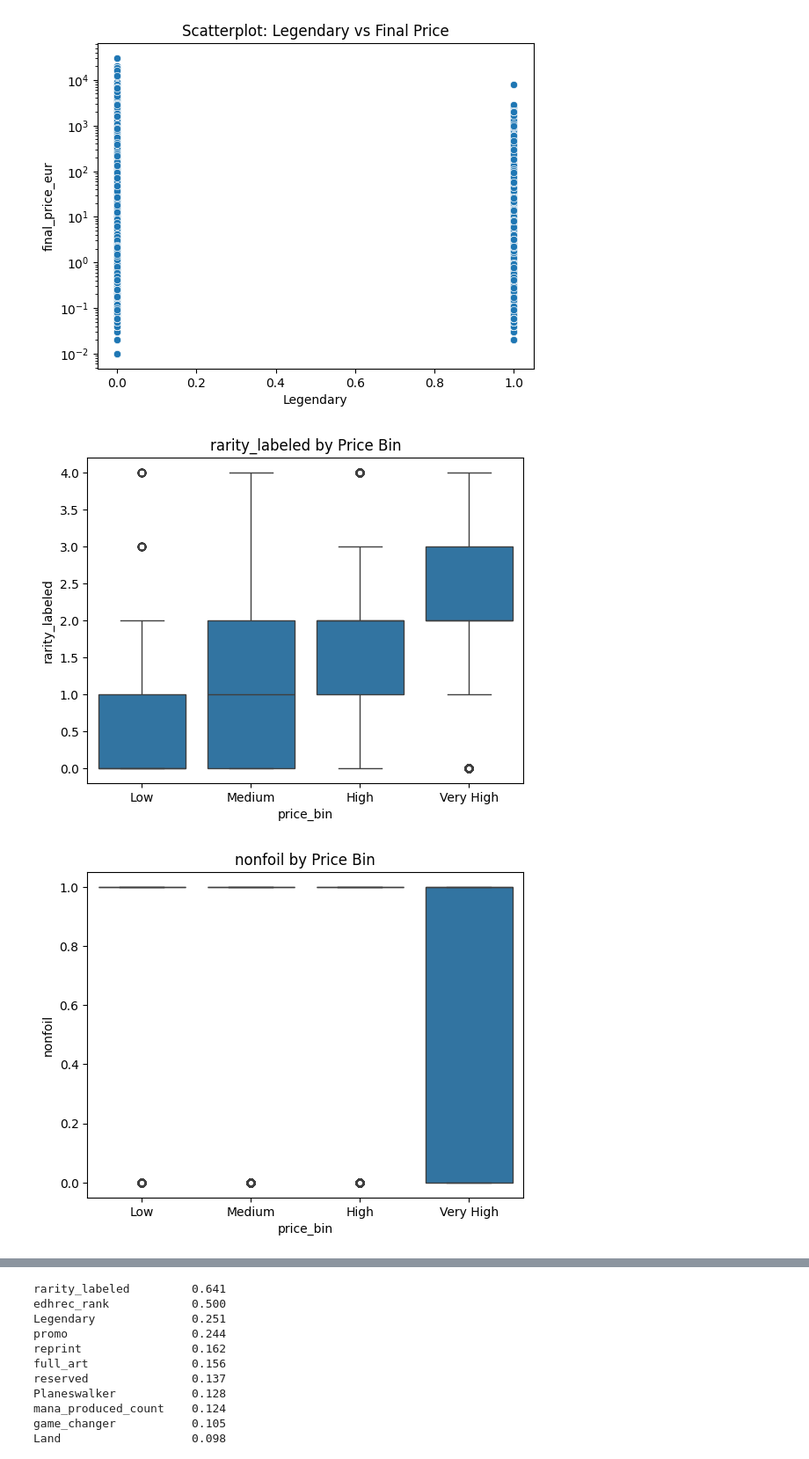
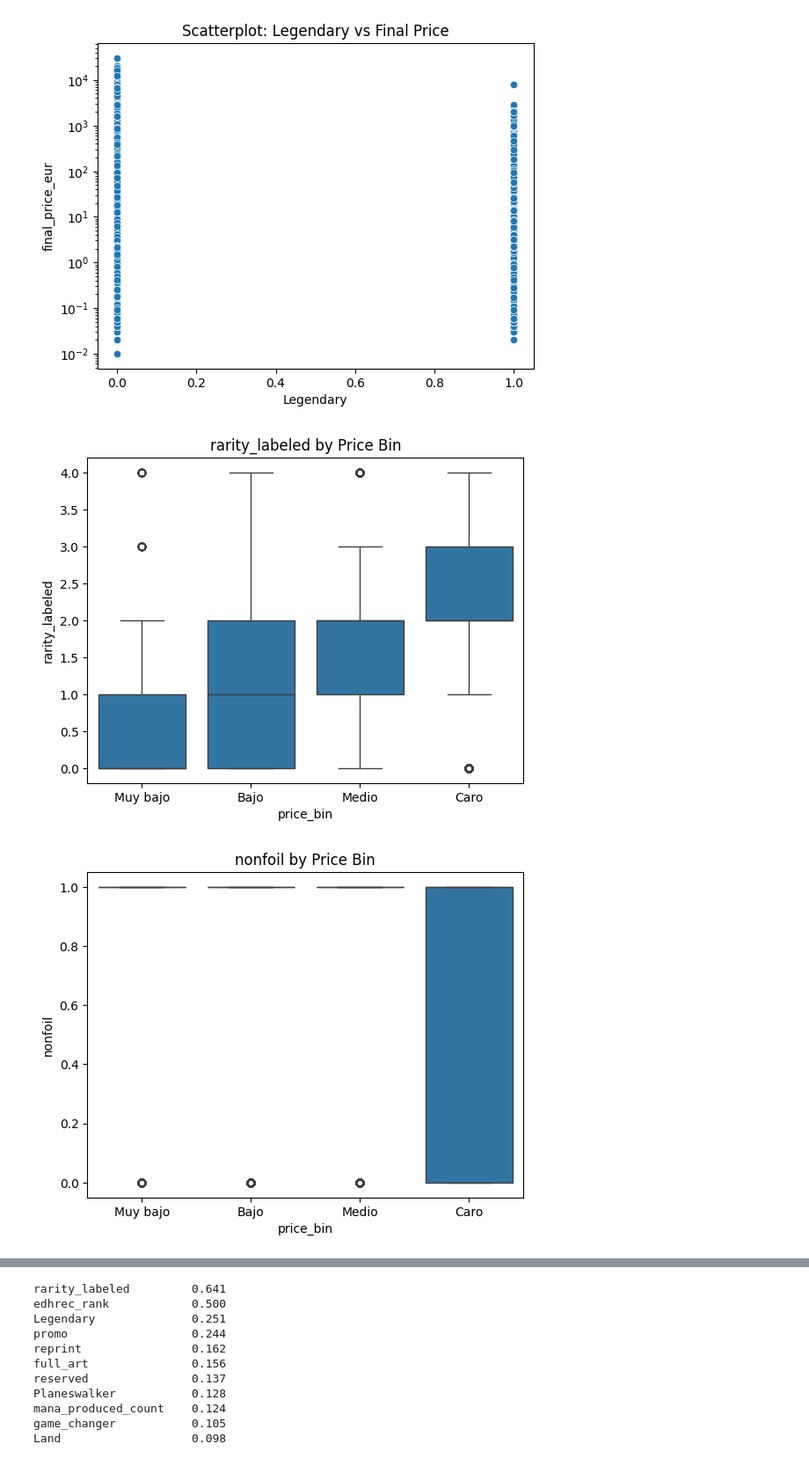
Before and after one commit to ItsazainBilbao/ML_Magic_The_Gathering, a Jupyter notebook: src/notebooks/EDA.ipynb, the cells around one changed output, grey strips where cells are left out. Shown at 88% size. Drawn from its saved outputs; the diff is of its cells as text; code cells hidden in the pictures.

```diff
--- a/src/notebooks/EDA.ipynb
+++ b/src/notebooks/EDA.ipynb
@@ -231,12 +243,12 @@ for col in continuous_cols:
 [figure]
 [figure]
 # %%
-df['price_bin'] = pd.qcut(df['log_price'], q=4, labels=['Low', 'Medium', 'High', 'Very High'])
+df['price_bin'] = pd.qcut(df['log_price'], q=4, labels=['Muy bajo', 'Bajo', 'Medio', 'Caro'])
 
 for col in continuous_cols:
     sns.boxplot(data=df, x='price_bin', y=df[col])
     plt.title(f'{col} by Price Bin')
     plt.show()
 # %% [output]
-[figure, old version]
+[figure, new version]
-[figure, old version]
+[figure, new version]
```
Also changed, not shown: parts of 6 cells of this notebook, 35 other files.
